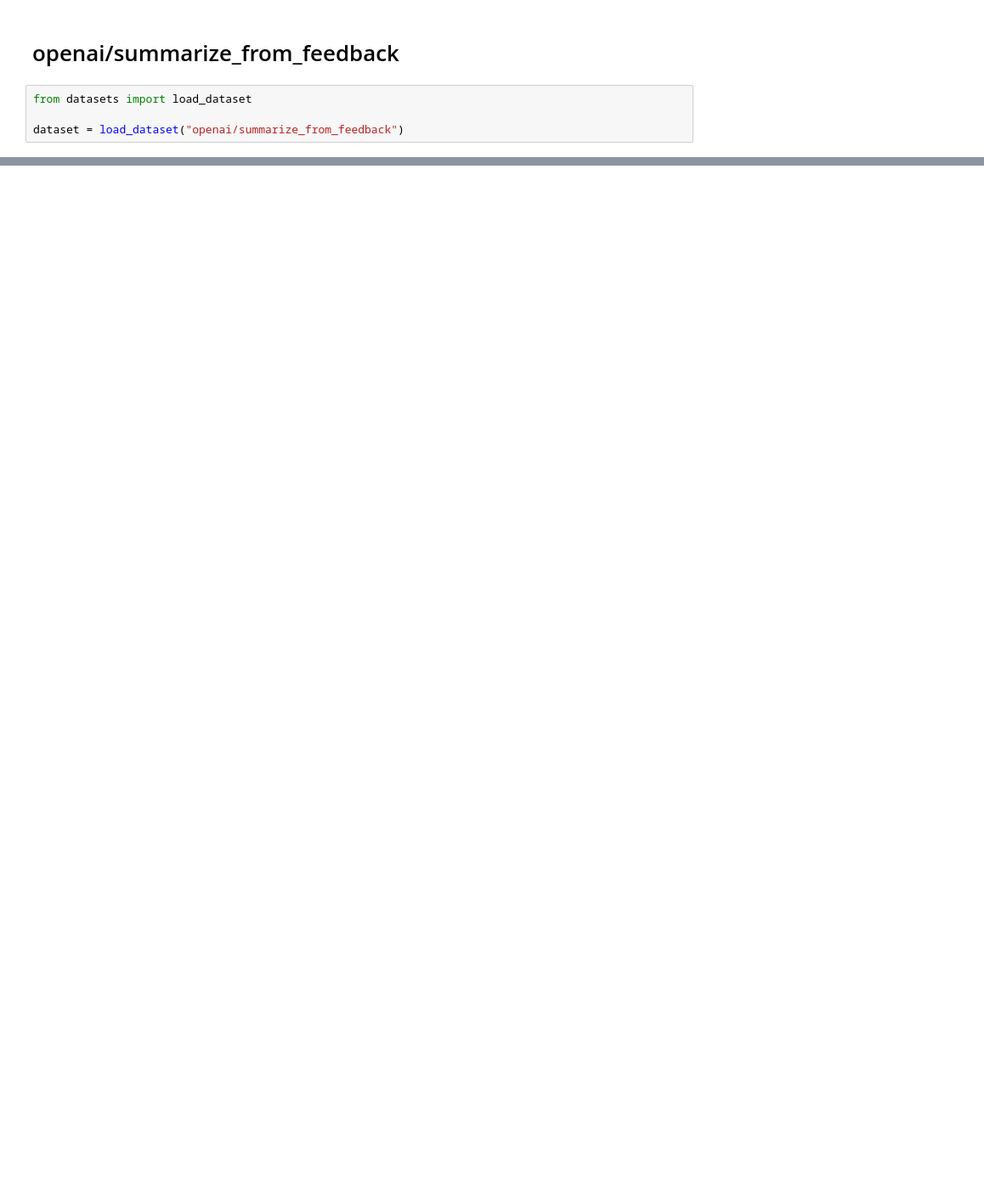
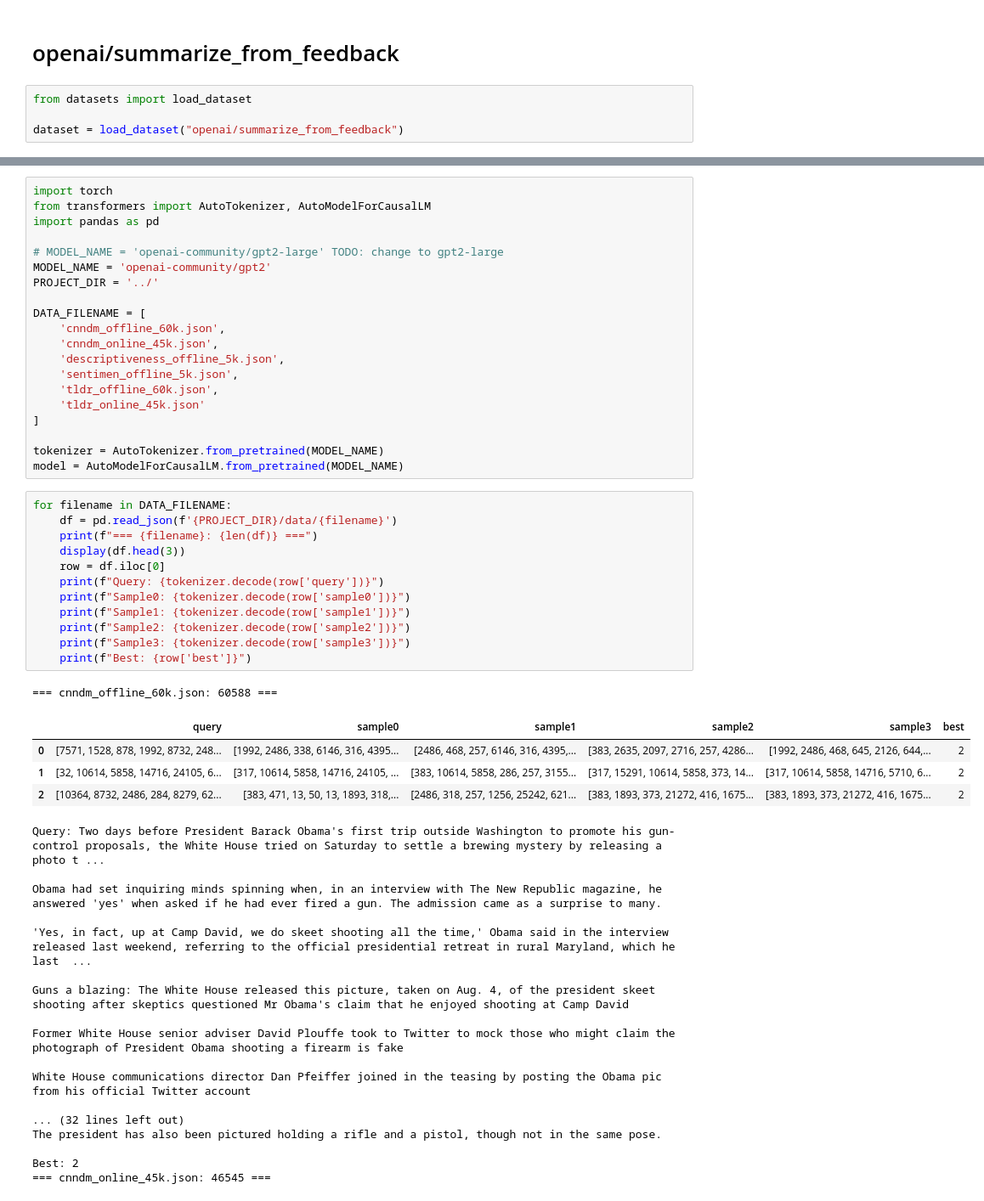
Before and after one commit to eryawww/Gymformer, a Jupyter notebook: notebooks/dataset.ipynb, the cells around one changed output, grey strips where cells are left out. Shown at 85% size. Saved outputs shown, nothing was run; the diff lists cells and outputs as text; blank space fills up the shorter version.

```diff
--- a/notebooks/dataset.ipynb
+++ b/notebooks/dataset.ipynb
@@ -35,0 +21,55 @@ dataset = load_dataset("openai/summarize_from_feedback")
+# %%
+import torch
+from transformers import AutoTokenizer, AutoModelForCausalLM
+import pandas as pd
+
+# MODEL_NAME = 'openai-community/gpt2-large' TODO: change to gpt2-large
+MODEL_NAME = 'openai-community/gpt2'
+PROJECT_DIR = '../'
+
+DATA_FILENAME = [
+    'cnndm_offline_60k.json',
+    'cnndm_online_45k.json',
+    'descriptiveness_offline_5k.json',
+    'sentimen_offline_5k.json',
+    'tldr_offline_60k.json',
+    'tldr_online_45k.json'
+]
+
+tokenizer = AutoTokenizer.from_pretrained(MODEL_NAME)
+model = AutoModelForCausalLM.from_pretrained(MODEL_NAME)
+# %%
+for filename in DATA_FILENAME:
+    df = pd.read_json(f'{PROJECT_DIR}/data/{filename}')
+    print(f"=== {filename}: {len(df)} ===")
+    display(df.head(3))
+    row = df.iloc[0]
+    print(f"Query: {tokenizer.decode(row['query'])}")
+    print(f"Sample0: {tokenizer.decode(row['sample0'])}")
+    print(f"Sample1: {tokenizer.decode(row['sample1'])}")
+    print(f"Sample2: {tokenizer.decode(row['sample2'])}")
+    print(f"Sample3: {tokenizer.decode(row['sample3'])}")
+    print(f"Best: {row['best']}")
+# %% [output]
+=== cnndm_offline_60k.json: 60588 ===
+|  | query | sample0 | sample1 | sample2 | sample3 | best |
+| 0 | [7571, 1528, 878, 1992, 8732, 248... | [1992, 2486, 338, 6146, 316, 4395... | [2486, 468, 257, 6146, 316, 4395,... | [383, 2635, 2097, 2716, 257, 4286... | [1992, 2486, 468, 645, 2126, 644,... | 2 |
+| 1 | [32, 10614, 5858, 14716, 24105, 6... | [317, 10614, 5858, 14716, 24105, ... | [383, 10614, 5858, 286, 257, 3155... | [317, 15291, 10614, 5858, 373, 14... | [317, 10614, 5858, 14716, 5710, 6... | 2 |
+| 2 | [10364, 8732, 2486, 284, 8279, 62... | [383, 471, 13, 50, 13, 1893, 318,... | [2486, 318, 257, 1256, 25242, 621... | [383, 1893, 373, 21272, 416, 1675... | [383, 1893, 373, 21272, 416, 1675... | 2 |
+Query: Two days before President Barack Obama's first trip outside Washington to promote his gun-control proposals, the White House tried on Saturday to settle a brewing mystery by releasing a photo t ...
+
+Obama had set inquiring minds spinning when, in an interview with The New Republic magazine, he answered 'yes' when asked if he had ever fired a gun. The admission came as a surprise to many.
+
+'Yes, in fact, up at Camp David, we do skeet shooting all the time,' Obama said in the interview released last weekend, referring to the official presidential retreat in rural Maryland, which he last  ...
+
+Guns a blazing: The White House released this picture, taken on Aug. 4, of the president skeet shooting after skeptics questioned Mr Obama's claim that he enjoyed shooting at Camp David
+
+Former White House senior adviser David Plouffe took to Twitter to mock those who might claim the photograph of President Obama shooting a firearm is fake
+
+White House communications director Dan Pfeiffer joined in the teasing by posting the Obama pic from his official Twitter account
+
+... (32 lines left out)
+The president has also been pictured holding a rifle and a pistol, though not in the same pose.
+
+Best: 2
+=== cnndm_online_45k.json: 46545 ===
```
Also changed, not shown: parts of 7 cells of this notebook, 11 other files.
